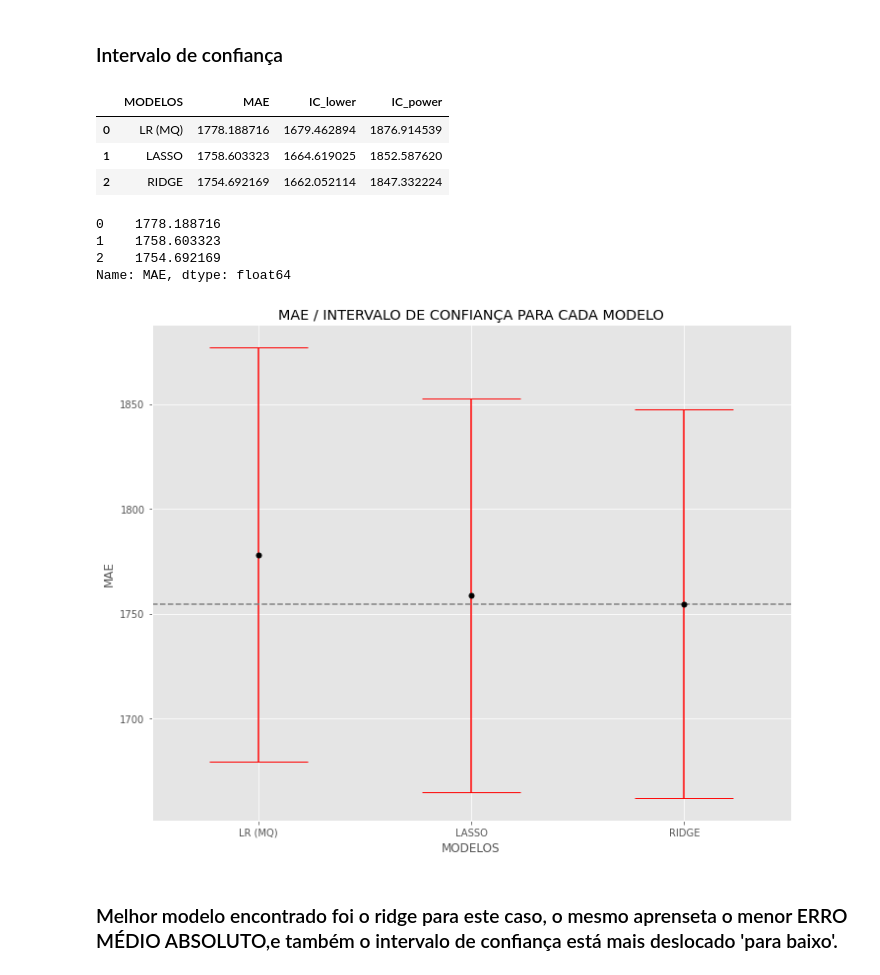
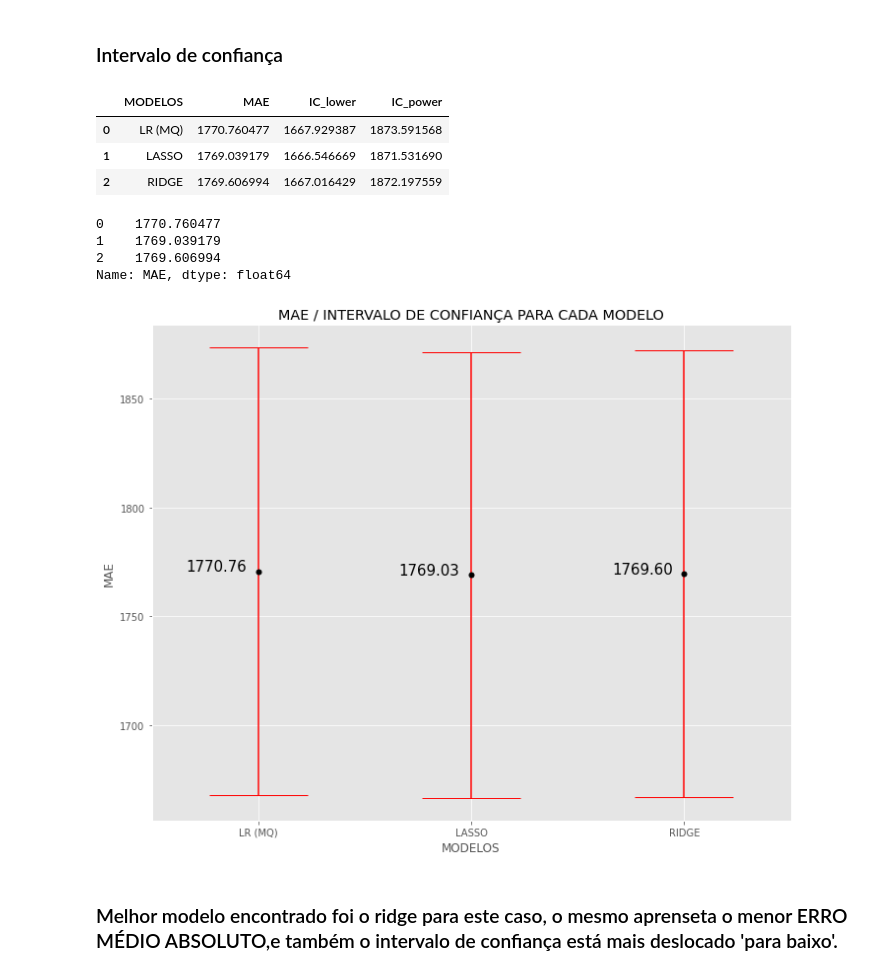
Before and after one commit to escobar-felipe/ML-ufscar, a Jupyter notebook: Lista_01.ipynb, the cells around one changed output. Cells and saved outputs as stored; diff of their text form; code cells hidden in the pictures.

```diff
--- a/Lista_01.ipynb
+++ b/Lista_01.ipynb
@@ -140,3 +152,5 @@ df
+# %%
+df.drop([2397, 5915 ,8790],axis=0,inplace=True)
 # %% [markdown]
 ### Verificando variável categórica
 # %%
@@ -438,7 +466,7 @@ plt.show()
 # %% [markdown]
 # Ridge
 # %%
-lambdas_ridge = np.logspace(-3, 8,100)
+lambdas_ridge = np.logspace(-3, 8,30)
 # %%
 ridge = Ridge()
 grid_ridge = GridSearchCV(estimator=ridge, param_grid=dict(alpha=lambdas_ridge), cv=5, scoring = 'neg_mean_squared_error')
@@ -548,35 +573,38 @@ df_validacao = pd.DataFrame(df_validacao)
 df_validacao
 # %% [output]
 |  | MODELOS | MAE | IC_lower | IC_power |
-| 0 | LR (MQ) | 1778.188716 | 1679.462894 | 1876.914539 |
-| 1 | LASSO | 1758.603323 | 1664.619025 | 1852.587620 |
-| 2 | RIDGE | 1754.692169 | 1662.052114 | 1847.332224 |
+| 0 | LR (MQ) | 1770.760477 | 1667.929387 | 1873.591568 |
+| 1 | LASSO | 1769.039179 | 1666.546669 | 1871.531690 |
+| 2 | RIDGE | 1769.606994 | 1667.016429 | 1872.197559 |
 # %%
 df_validacao.MAE
 # %% [output]
-0    1778.188716
-1    1758.603323
-2    1754.692169
+0    1770.760477
+1    1769.039179
+2    1769.606994
 Name: MAE, dtype: float64
 # %%
 plt.figure().set_size_inches(10, 8)
 x_ticks = df_validacao.MODELOS
 x_1 = np.arange(1, 4)
 y_1 = df_validacao.MAE
 err_1 = [std_error_lr,std_error_lasso,std_error_ridge]
 plt.errorbar(x=x_1, y=y_1, yerr=err_1, color="red", capsize=50,
              linestyle="None",
              marker="o", markersize=5, mfc="black", mec="black")
-plt.axhline(df_validacao.MAE.min(), linestyle='--', color='.5')
 plt.title('MAE / INTERVALO DE CONFIANÇA PARA CADA MODELO')
 plt.ylabel("MAE")
 plt.xlabel("MODELOS")
 plt.xticks(x_1, x_ticks)
 plt.xlim([0.5, 3.5])
+style = dict(size=15, color='black')
+plt.text(0.66, 1770.760477, "1770.76", **style)
+plt.text(1.66, 1769.039179, "1769.03", **style)
+plt.text(2.66, 1769.606994, "1769.60", **style)
 plt.tight_layout()
 plt.show()
 # %% [output]
-[figure, old version]
+[figure, new version]
 # %% [markdown]
 ### Melhor modelo encontrado foi o ridge para este caso, o mesmo aprenseta o menor ERRO MÉDIO ABSOLUTO,e também o intervalo de confiança está mais deslocado 'para baixo'.
 # %%
```
Also changed, not shown: parts of 51 cells of this notebook.
